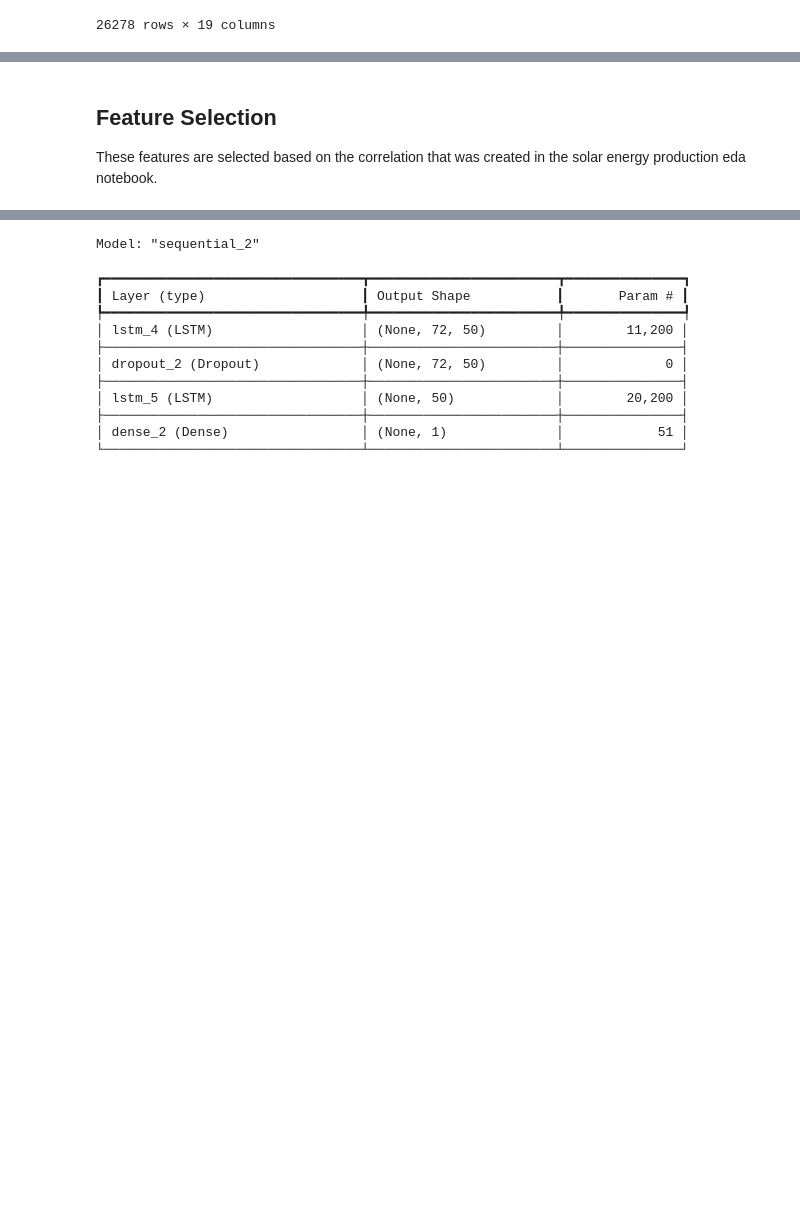
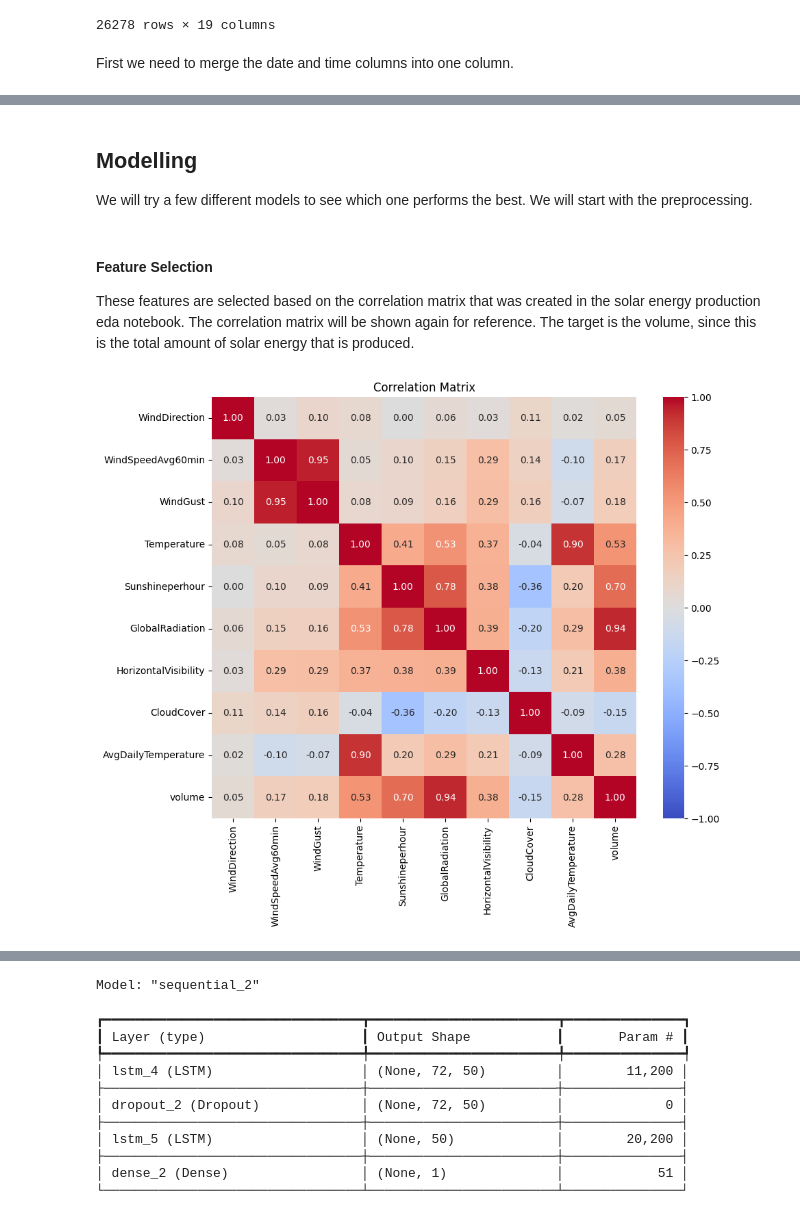
Before and after one commit to estherw66/EnergieOpwek, a Jupyter notebook: models/SolarEnergyPrediction.ipynb, the cells around one changed output, grey strips where cells are left out. Cells and saved outputs as stored; diff of their text form; code cells hidden in the pictures; blank space fills up the shorter version.

```diff
--- a/models/SolarEnergyPrediction.ipynb
+++ b/models/SolarEnergyPrediction.ipynb
@@ -37,6 +36,8 @@ df
 | 26276 | 2023-12-31 | 21:00:00 | 200 | 70 | 140 | 8.1 | 0 | ... |
 | 26277 | 2023-12-31 | 22:00:00 | 210 | 80 | 150 | 8.6 | 0 | ... |
 26278 rows × 19 columns
+# %% [markdown]
+First we need to merge the date and time columns into one column.
 # %%
 df['Datetime'] = pd.to_datetime(df['Date'] + ' ' + df['Time'])
 
@@ -52,9 +53,28 @@ df.head()
 | 2 | 2021-01-01 03:00:00 | 220 | 20 | 30 | -1.1 | 0 | 0 | ... |
 | 3 | 2021-01-01 04:00:00 | 230 | 20 | 40 | 1.1 | 0 | 0 | ... |
 | 4 | 2021-01-01 05:00:00 | 230 | 30 | 40 | 1.9 | 0 | 0 | ... |
+# %% [markdown]
+## Modelling
+We will try a few different models to see which one performs the best. We will start with the preprocessing.
 # %% [markdown]
-## Feature Selection
-These features are selected based on the correlation that was created in the solar energy production eda notebook.
+#### Feature Selection
+These features are selected based on the correlation matrix that was created in the solar energy production eda notebook. The correlation matrix will be shown again for reference. The target is the volume, since this is the total amount of solar energy that is produced.
+# %%
+import seaborn as sns
+
+df_corr = df[['WindDirection', 'WindSpeedAvg60min', 'WindGust', 'Temperature',
+                                     'Sunshineperhour', 'GlobalRadiation', 'HorizontalVisibility',
+                                     'CloudCover', 'AvgDailyTemperature', 'volume']]
+
+correlation_matrix = df_corr.corr()
+
+plt.figure(figsize=(10, 8))
+sns.heatmap(correlation_matrix, annot=True, cmap='coolwarm', vmin=-1, vmax=1, fmt='.2f', cbar=True)
+
+plt.title('Correlation Matrix')
+plt.show()
+# %% [output]
+[figure, added]
 # %%
 features = ['Temperature', 'Sunshineperhour', 'GlobalRadiation', 'CloudCover', 'HorizontalVisibility']
 target = 'volume'
```
Also changed, not shown: parts of 44 cells of this notebook.
